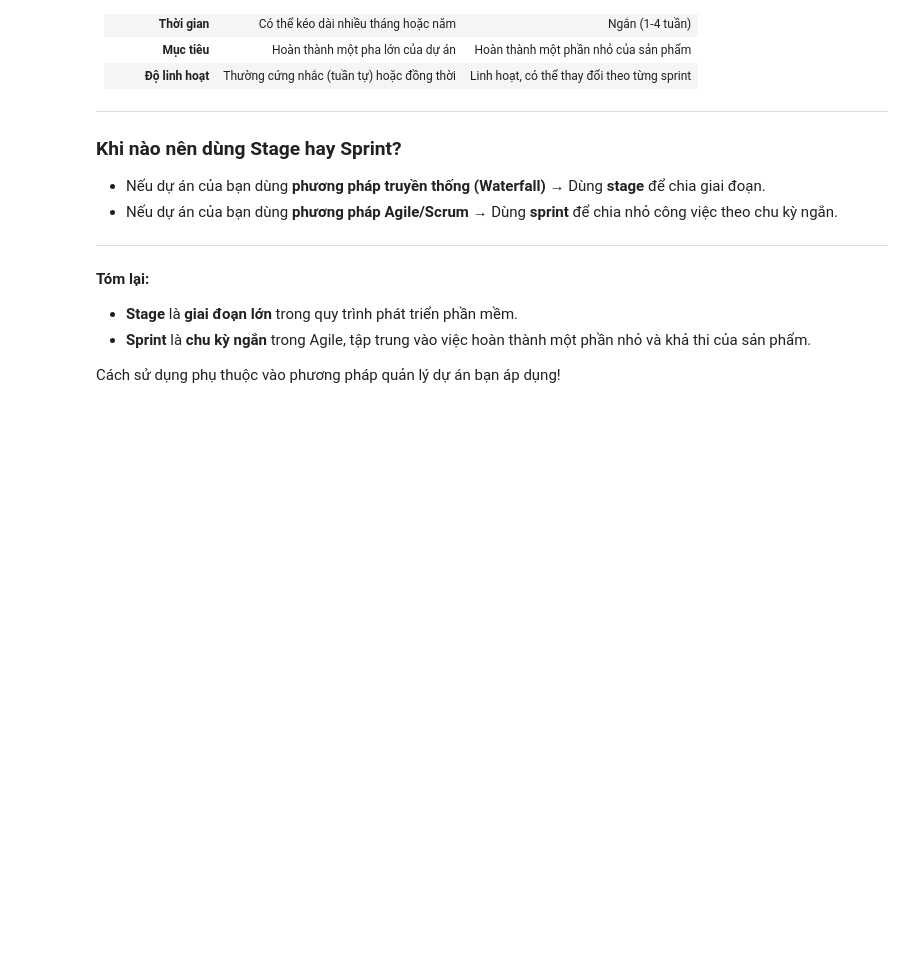
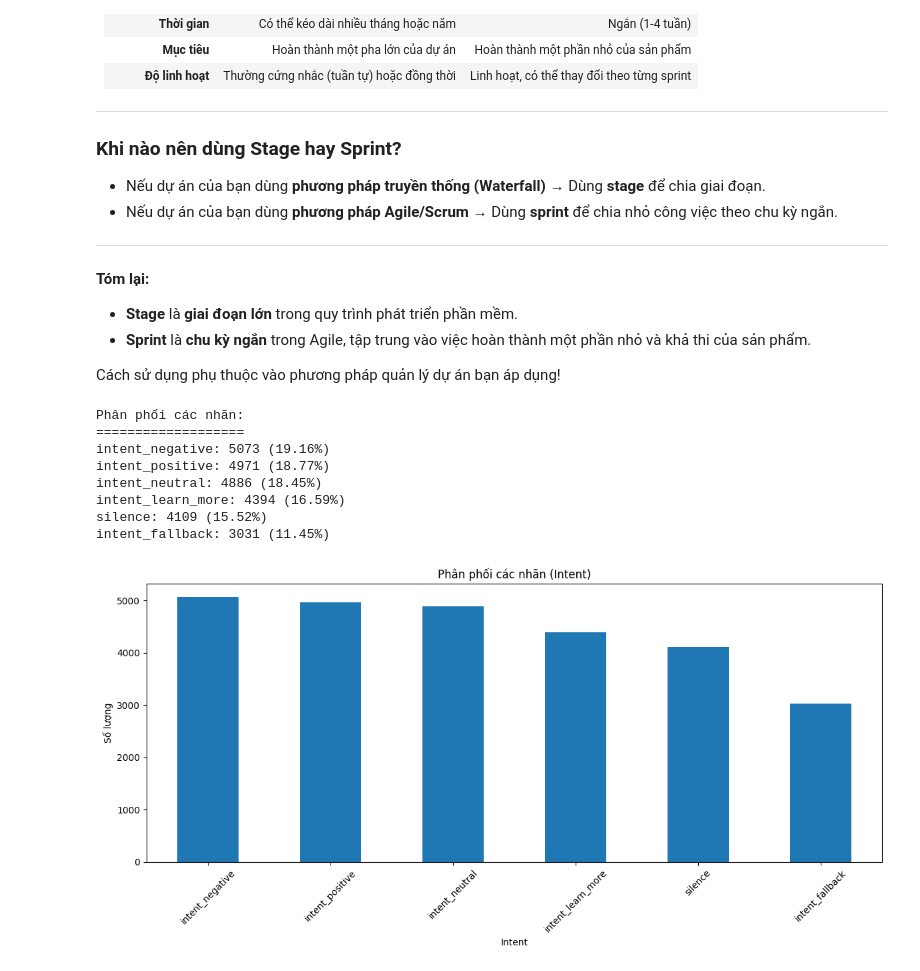
Before and after one commit to DoanNgocCuong/MiniProd_NLP2_IntentClassification_MappingFastResponse_T1_2025_StepUpEducation, a Jupyter notebook: src/processed_data/EDA.ipynb, the cells around one changed output. Saved outputs shown, nothing was run; the diff lists cells and outputs as text; code cells hidden in the pictures; blank space fills up the shorter version.

Commit message:
[EDA]: Kiểm tra số lượng nhãn - xử lý tay các nhãn bị hơi sai sai (fallback thay vì intent_fallback, ...)  và report về Sprint 1: khả năng cao do model vì data ko mất cân đối

```diff
--- a/src/processed_data/EDA.ipynb
+++ b/src/processed_data/EDA.ipynb
@@ -243,3 +243,37 @@ Trong lập trình, cả **stage** và **sprint** đều là các thuật ngữ
 - **Sprint** là **chu kỳ ngắn** trong Agile, tập trung vào việc hoàn thành một phần nhỏ và khả thi của sản phẩm.
 
 Cách sử dụng phụ thuộc vào phương pháp quản lý dự án bạn áp dụng!
+# %%
+import pandas as pd
+import matplotlib.pyplot as plt
+
+# Đọc file Excel
+df = pd.read_excel("processed_data_example_v5_30000Data_addNewDang123.xlsx")
+
+# Đếm số lượng mỗi intent
+intent_counts = df['user_intent'].value_counts()
+
+print("\nPhân phối các nhãn:")
+print("===================")
+for intent, count in intent_counts.items():
+    print(f"{intent}: {count} ({(count/len(df)*100):.2f}%)")
+
+# Vẽ biểu đồ
+plt.figure(figsize=(12, 6))
+intent_counts.plot(kind='bar')
+plt.title('Phân phối các nhãn (Intent)')
+plt.xlabel('Intent')
+plt.ylabel('Số lượng')
+plt.xticks(rotation=45)
+plt.tight_layout()
+plt.show()
+# %% [output]
+Phân phối các nhãn:
+===================
+intent_negative: 5073 (19.16%)
+intent_positive: 4971 (18.77%)
+intent_neutral: 4886 (18.45%)
+intent_learn_more: 4394 (16.59%)
+silence: 4109 (15.52%)
+intent_fallback: 3031 (11.45%)
+[figure, added]
```
Also changed, not shown: parts of 1 cell of this notebook, 1 other file.
